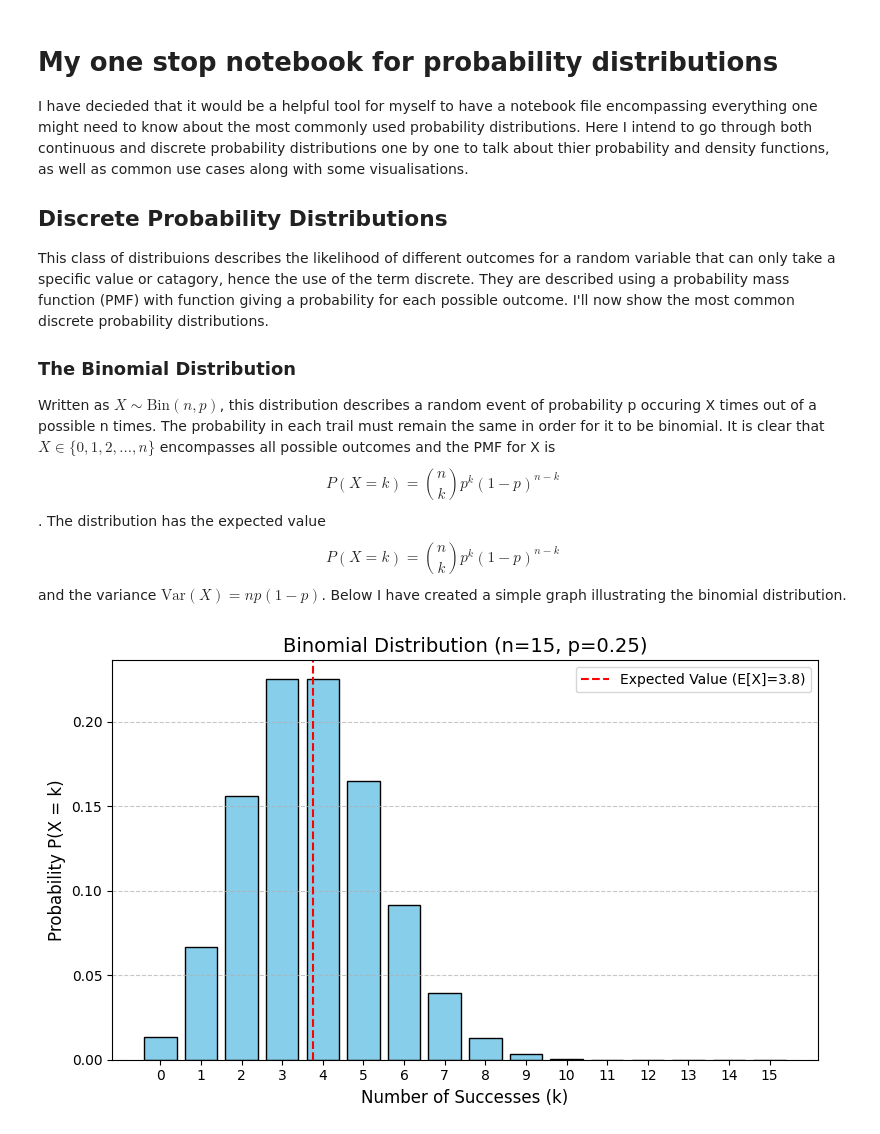
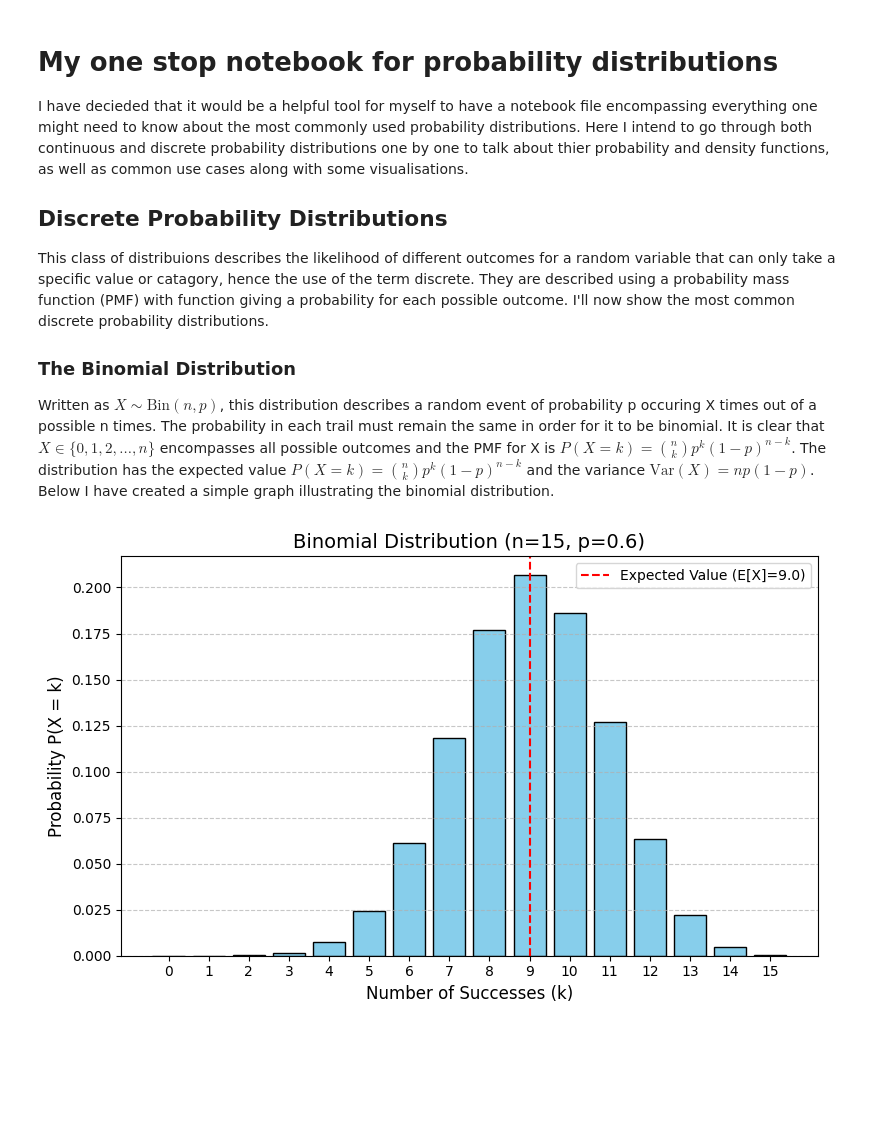
Before and after one commit to willhrx/willhrx, a Jupyter notebook: prob_dists.ipynb, the cells around one changed output. Saved outputs shown, nothing was run; the diff lists cells and outputs as text; code cells hidden in the pictures; blank space fills up the shorter version.

```diff
--- a/prob_dists.ipynb
+++ b/prob_dists.ipynb
@@ -8,32 +8,32 @@ I have decieded that it would be a helpful tool for myself to have a notebook fi
 This class of distribuions describes the likelihood of different outcomes for a random variable that can only take a specific value or catagory, hence the use of the term discrete. They are described using a probability mass function (PMF) with function giving a probability for each possible outcome. I'll now show the most common discrete probability distributions.
 
 ### The Binomial Distribution
-Written as $X \sim \text{Bin}(n, p)$, this distribution describes a random event of probability p occuring X times out of a possible n times. The probability in each trail must remain the same in order for it to be binomial. It is clear that $X \in \{0, 1, 2, ..., n\}$ encompasses all possible outcomes and the PMF for X is $$P(X = k) = \binom{n}{k} p^k (1-p)^{n-k}$$. The distribution has the expected value $$P(X = k) = \binom{n}{k} p^k (1-p)^{n-k}$$ and the variance $\text{Var}(X) = np(1-p)$. Below I have created a simple graph illustrating the binomial distribution.
+Written as $X \sim \text{Bin}(n, p)$, this distribution describes a random event of probability p occuring X times out of a possible n times. The probability in each trail must remain the same in order for it to be binomial. It is clear that $X \in \{0, 1, 2, ..., n\}$ encompasses all possible outcomes and the PMF for X is $P(X = k) = \binom{n}{k} p^k (1-p)^{n-k}$. The distribution has the expected value $P(X = k) = \binom{n}{k} p^k (1-p)^{n-k}$ and the variance $\text{Var}(X) = np(1-p)$. Below I have created a simple graph illustrating the binomial distribution.
 # %%
 import numpy as np
 import matplotlib.pyplot as plt
 from scipy.stats import binom
 
 # Parameters for the binomial distribution
 n = 15  # number of trials
-p = 0.25  # probability of success
+p = 0.6  # probability of success
 
 # Possible number of successes
 x = np.arange(0, n+1)
 pmf = binom.pmf(x, n, p)
 
 plt.figure(figsize=(8, 5))
 plt.bar(x, pmf, color='skyblue', edgecolor='black')
 plt.axvline(n * p, color='red', linestyle='--', label=f'Expected Value (E[X]={n*p:.1f})')
 plt.legend()
 plt.title(f'Binomial Distribution (n={n}, p={p})', fontsize=14)
 plt.xlabel('Number of Successes (k)', fontsize=12)
 plt.ylabel('Probability P(X = k)', fontsize=12)
 plt.xticks(x)
 plt.grid(axis='y', linestyle='--', alpha=0.7)
 plt.tight_layout()
 plt.show()
 # %% [output]
-[figure, old version]
+[figure, new version]
 # %% [markdown]
 ### The Poisson Distribution
```
Also changed, not shown: parts of 4 cells of this notebook.
